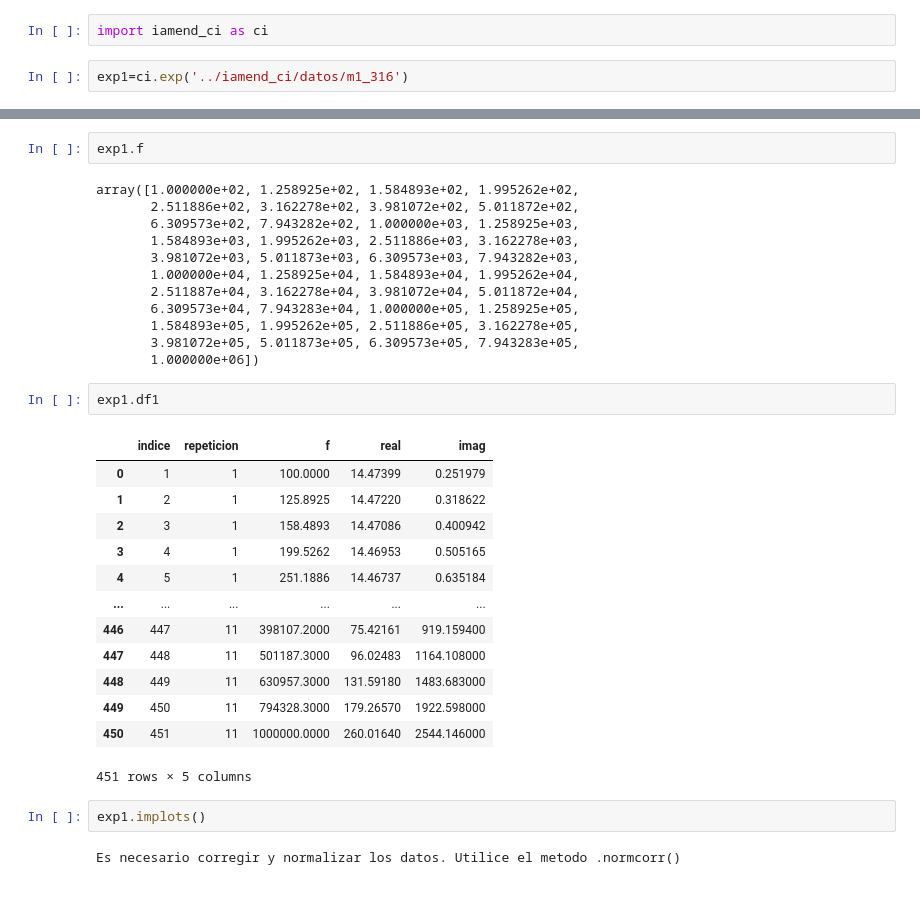
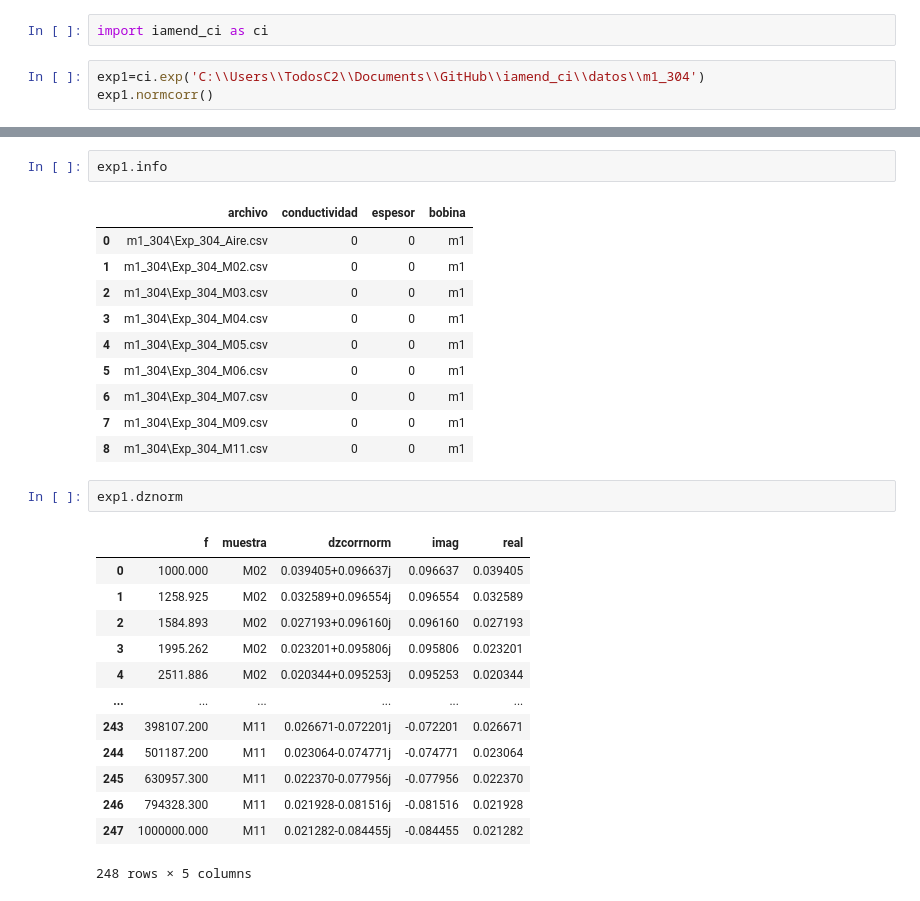
Before and after one commit to carabedo/iamend_test, a Jupyter notebook: test iamend 23.ipynb, the cells around one changed output, grey strips where cells are left out. Saved outputs shown, nothing was run; the diff lists cells and outputs as text.

```diff
--- a/test iamend 23.ipynb
+++ b/test iamend 23.ipynb
@@ -1,5 +1,6 @@
 # %%
 import iamend_ci as ci
 # %%
-exp1=ci.exp('../iamend_ci/datos/m1_316')
+exp1=ci.exp('C:\\Users\\TodosC2\\Documents\\GitHub\\iamend_ci\\datos\\m1_304')
+exp1.normcorr()
 # %% [output]
@@ -34,34 +18,29 @@ exp1.data[0]
 # %%
-exp1.f
+exp1.info
 # %% [output]
-array([1.000000e+02, 1.258925e+02, 1.584893e+02, 1.995262e+02,
-       2.511886e+02, 3.162278e+02, 3.981072e+02, 5.011872e+02,
-       6.309573e+02, 7.943282e+02, 1.000000e+03, 1.258925e+03,
-       1.584893e+03, 1.995262e+03, 2.511886e+03, 3.162278e+03,
-       3.981072e+03, 5.011873e+03, 6.309573e+03, 7.943282e+03,
-       1.000000e+04, 1.258925e+04, 1.584893e+04, 1.995262e+04,
-       2.511887e+04, 3.162278e+04, 3.981072e+04, 5.011872e+04,
-       6.309573e+04, 7.943283e+04, 1.000000e+05, 1.258925e+05,
-       1.584893e+05, 1.995262e+05, 2.511886e+05, 3.162278e+05,
-       3.981072e+05, 5.011873e+05, 6.309573e+05, 7.943283e+05,
-       1.000000e+06])
+|  | archivo | conductividad | espesor | bobina |
+| 0 | m1_304\Exp_304_Aire.csv | 0 | 0 | m1 |
+| 1 | m1_304\Exp_304_M02.csv | 0 | 0 | m1 |
+| 2 | m1_304\Exp_304_M03.csv | 0 | 0 | m1 |
+| 3 | m1_304\Exp_304_M04.csv | 0 | 0 | m1 |
+| 4 | m1_304\Exp_304_M05.csv | 0 | 0 | m1 |
+| 5 | m1_304\Exp_304_M06.csv | 0 | 0 | m1 |
+| 6 | m1_304\Exp_304_M07.csv | 0 | 0 | m1 |
+| 7 | m1_304\Exp_304_M09.csv | 0 | 0 | m1 |
+| 8 | m1_304\Exp_304_M11.csv | 0 | 0 | m1 |
 # %%
-exp1.df1
+exp1.dznorm
 # %% [output]
-|  | indice | repeticion | f | real | imag |
-| 0 | 1 | 1 | 100.0000 | 14.47399 | 0.251979 |
-| 1 | 2 | 1 | 125.8925 | 14.47220 | 0.318622 |
-| 2 | 3 | 1 | 158.4893 | 14.47086 | 0.400942 |
-| 3 | 4 | 1 | 199.5262 | 14.46953 | 0.505165 |
-| 4 | 5 | 1 | 251.1886 | 14.46737 | 0.635184 |
+|  | f | muestra | dzcorrnorm | imag | real |
+| 0 | 1000.000 | M02 | 0.039405+0.096637j | 0.096637 | 0.039405 |
+| 1 | 1258.925 | M02 | 0.032589+0.096554j | 0.096554 | 0.032589 |
+| 2 | 1584.893 | M02 | 0.027193+0.096160j | 0.096160 | 0.027193 |
+| 3 | 1995.262 | M02 | 0.023201+0.095806j | 0.095806 | 0.023201 |
+| 4 | 2511.886 | M02 | 0.020344+0.095253j | 0.095253 | 0.020344 |
 | ... | ... | ... | ... | ... | ... |
-| 446 | 447 | 11 | 398107.2000 | 75.42161 | 919.159400 |
-| 447 | 448 | 11 | 501187.3000 | 96.02483 | 1164.108000 |
-| 448 | 449 | 11 | 630957.3000 | 131.59180 | 1483.683000 |
-| 449 | 450 | 11 | 794328.3000 | 179.26570 | 1922.598000 |
-| 450 | 451 | 11 | 1000000.0000 | 260.01640 | 2544.146000 |
+| 243 | 398107.200 | M11 | 0.026671-0.072201j | -0.072201 | 0.026671 |
+| 244 | 501187.200 | M11 | 0.023064-0.074771j | -0.074771 | 0.023064 |
+| 245 | 630957.300 | M11 | 0.022370-0.077956j | -0.077956 | 0.022370 |
+| 246 | 794328.300 | M11 | 0.021928-0.081516j | -0.081516 | 0.021928 |
+| 247 | 1000000.000 | M11 | 0.021282-0.084455j | -0.084455 | 0.021282 |
-451 rows × 5 columns
+248 rows × 5 columns
-# %%
-exp1.implots()
-# %% [output]
-Es necesario corregir y normalizar los datos. Utilice el metodo .normcorr()
```
Also changed, not shown: parts of 17 cells of this notebook, 27 other files.
